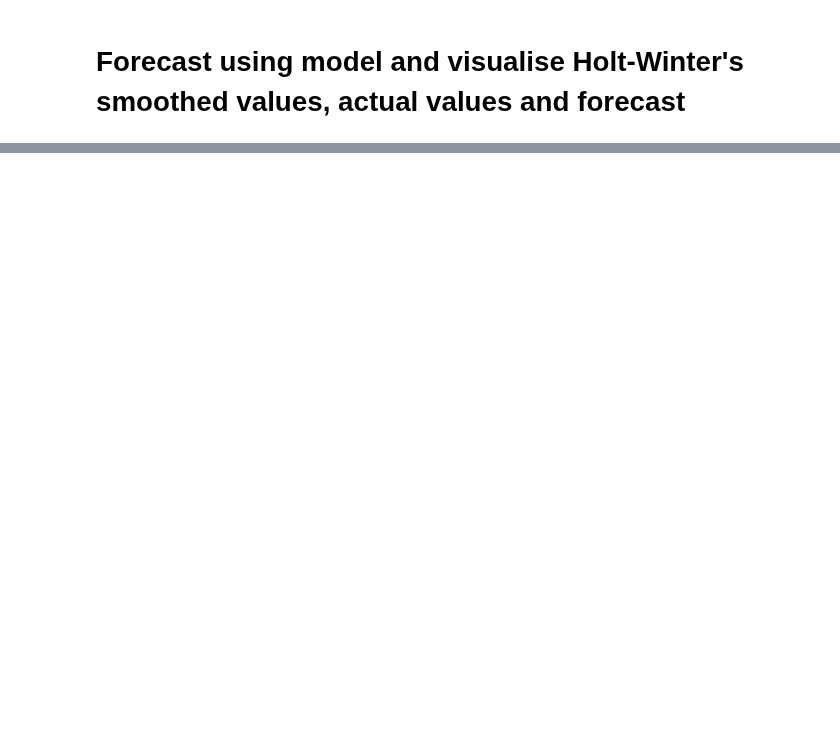
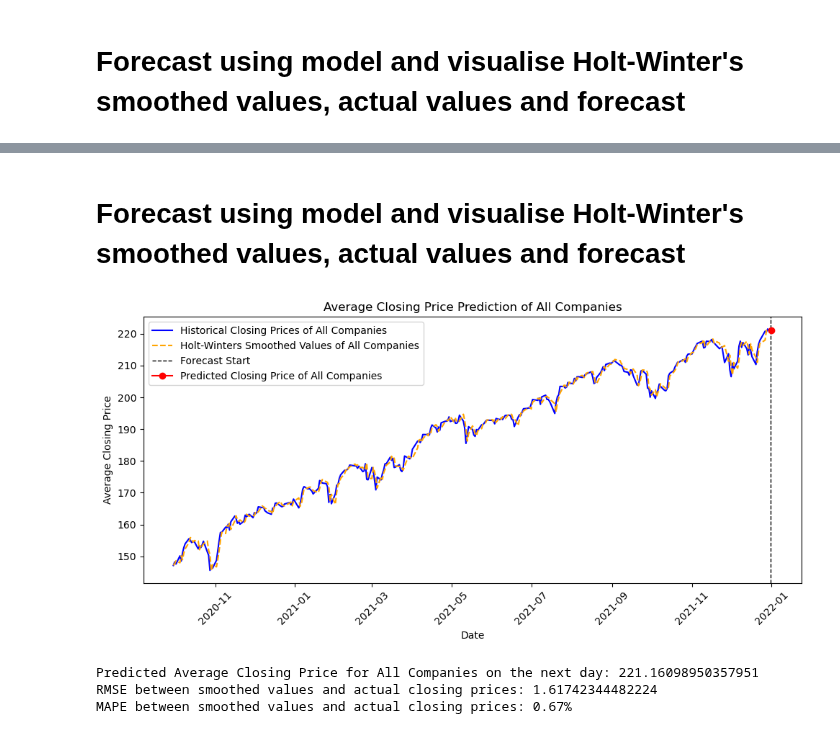
Before and after one commit to yothisisash/IT1244-Stock-Market, a Jupyter notebook: holt_winters_all_and_some_companies_v2.ipynb, the cells around one changed output, grey strips where cells are left out. Cells and saved outputs as stored; diff of their text form; code cells hidden in the pictures; blank space fills up the shorter version.

```diff
--- a/holt_winters_all_and_some_companies_v2.ipynb
+++ b/holt_winters_all_and_some_companies_v2.ipynb
@@ -315,0 +331,6 @@ MAPE between smoothed values and actual closing prices: 14.54%
+# %%
+# Define rolling window parameters
+n = len(avg_last_n_days_all)
+train_size = int(n * 0.8)
+test_size = n - train_size
+roll_window = 1  # Use a smaller value like 1 for rolling windows
@@ -315,0 +399,10 @@ MAPE between smoothed values and actual closing prices: 14.54%
+# %%
+# Fit the Holt-Winters model
+model = ExponentialSmoothing(
+    avg_last_n_days_all,
+    trend=lowest_trend,
+    seasonal=lowest_seasonal,
+    seasonal_periods=7  # weekly seasonality
+).fit()
+
+print(model.summary())
@@ -315,0 +427,38 @@ MAPE between smoothed values and actual closing prices: 14.54%
+# %% [markdown]
+# Forecast using model and visualise Holt-Winter's smoothed values, actual values and forecast
+# %%
+# Forecast the next day's closing price
+forecast = model.forecast(steps=1)
+
+# Prepare data for visualization
+smoothed_values = model.fittedvalues
+
+# Visualization
+plt.figure(figsize=(10, 5))
+plt.plot(avg_last_n_days_all.index, avg_last_n_days_all, label=f"Historical Closing Prices of All Companies", color='blue')
+plt.plot(smoothed_values.index, smoothed_values, label= f"Holt-Winters Smoothed Values of All Companies", color='orange', linestyle='--')
+plt.axvline(x=avg_last_n_days_all.index[-1], color='black', linewidth=1, linestyle='--', label='Forecast Start')
+plt.plot(avg_last_n_days_all.index[-1] + pd.DateOffset(days=1), forecast, marker='o', label=f'Predicted Closing Price of All Companies', color='red')
+plt.title(f"Average Closing Price Prediction of All Companies")
+plt.xlabel('Date')
+plt.ylabel('Average Closing Price')
+plt.legend()
+plt.xticks(rotation=45)
+plt.tight_layout()
+plt.show()
+
+# Output the predicted closing price
+print(f"Predicted Average Closing Price for All Companies on the next day: {forecast.iloc[0]}")
+
+# Calcualte RMSE between actual values and smoothed values
+rmse = root_mean_squared_error(avg_last_n_days_all.values, smoothed_values.values)
+print(f"RMSE between smoothed values and actual closing prices: {rmse}")
+
+# Calculate Mean Absolute Percentage Error (MAPE)
+mape = np.mean(np.abs((avg_last_n_days_all.values - smoothed_values.values) / avg_last_n_days_all.values)) * 100
+print(f'MAPE between smoothed values and actual closing prices: {mape:.2f}%')
+# %% [output]
+[figure, added]
+Predicted Average Closing Price for All Companies on the next day: 221.16098950357951
+RMSE between smoothed values and actual closing prices: 1.61742344482224
+MAPE between smoothed values and actual closing prices: 0.67%
```
Also changed, not shown: parts of 19 cells of this notebook, 1 other file.
